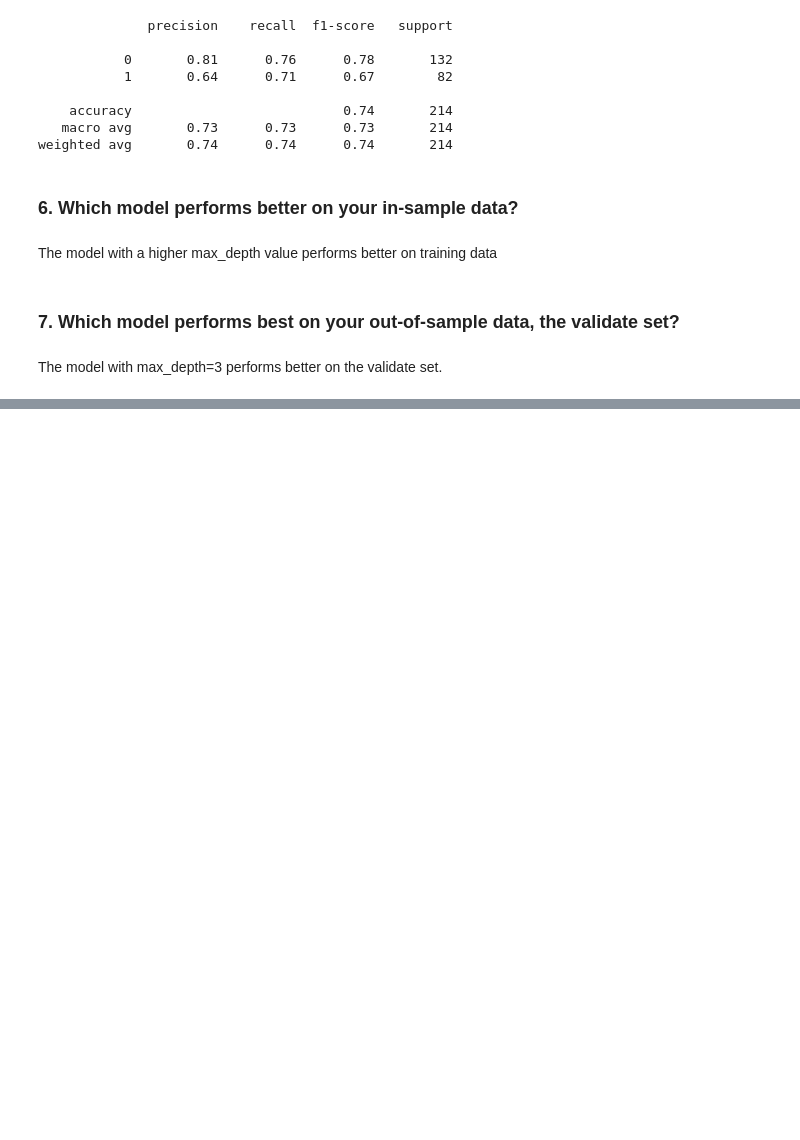
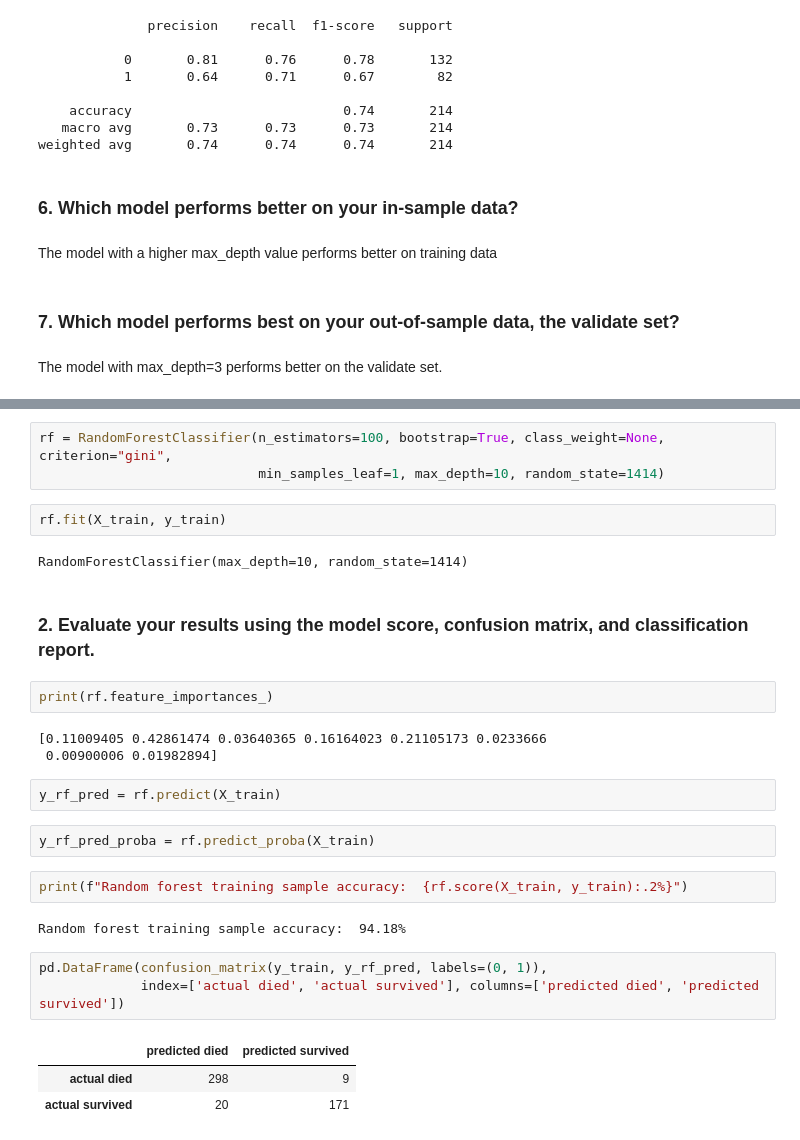
Before and after one commit to david-ryan-alviola/classification-exercises, a Jupyter notebook: model.ipynb, the cells around one changed output, grey strips where cells are left out. Cells and saved outputs as stored; diff of their text form; blank space fills up the shorter version.

Commit message:
Finishes random forest exercises. Update gitignore to ignore graphviz files

```diff
--- a/model.ipynb
+++ b/model.ipynb
@@ -307,0 +312,29 @@ weighted avg       0.74      0.74      0.74       214
+# %%
+rf = RandomForestClassifier(n_estimators=100, bootstrap=True, class_weight=None, criterion="gini",
+                            min_samples_leaf=1, max_depth=10, random_state=1414)
+# %%
+rf.fit(X_train, y_train)
+# %% [output]
+RandomForestClassifier(max_depth=10, random_state=1414)
+# %% [markdown]
+### 2. Evaluate your results using the model score, confusion matrix, and classification report.
+# %%
+print(rf.feature_importances_)
+# %% [output]
+[0.11009405 0.42861474 0.03640365 0.16164023 0.21105173 0.0233666
+ 0.00900006 0.01982894]
+# %%
+y_rf_pred = rf.predict(X_train)
+# %%
+y_rf_pred_proba = rf.predict_proba(X_train)
+# %%
+print(f"Random forest training sample accuracy:  {rf.score(X_train, y_train):.2%}")
+# %% [output]
+Random forest training sample accuracy:  94.18%
+# %%
+pd.DataFrame(confusion_matrix(y_train, y_rf_pred, labels=(0, 1)),
+             index=['actual died', 'actual survived'], columns=['predicted died', 'predicted survived'])
+# %% [output]
+|  | predicted died | predicted survived |
+| actual died | 298 | 9 |
+| actual survived | 20 | 171 |
```
Also changed, not shown: parts of 23 cells of this notebook, 1 other file.
